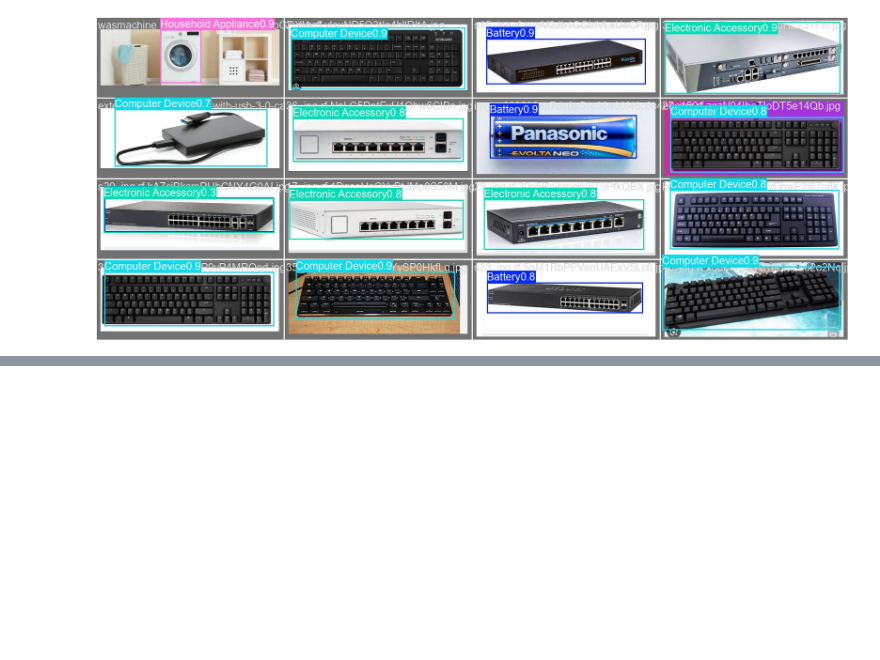
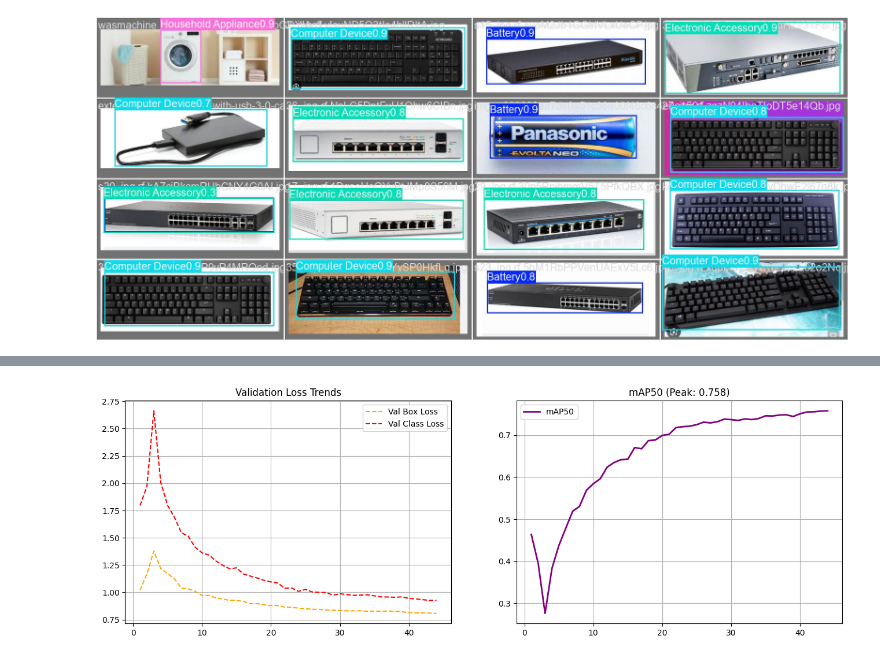
Before and after one commit to Ayeesha2023/ECO-LENS-, a Jupyter notebook: updated_dataset_with_training.ipynb, the cells around one changed output, grey strips where cells are left out. Saved outputs shown, nothing was run; the diff lists cells and outputs as text; code cells hidden in the pictures; blank space fills up the shorter version.

```diff
--- a/updated_dataset_with_training.ipynb
+++ b/updated_dataset_with_training.ipynb
@@ -418,0 +420,89 @@ View Ultralytics Settings with 'yolo settings' or at '/root/.config/Ultralytics/
+# %%
+# ======================================================================
+# YOLOv8 LATEST RESULTS VISUALIZER (CPU VALIDATION)
+# ======================================================================
+
+import os
+import yaml
+import pandas as pd
+import matplotlib.pyplot as plt
+from IPython.display import Image, display
+
+# 1. Mount Drive
+from google.colab import drive
+drive.mount('/content/drive', force_remount=True)
+
+# 2. Paths
+run_dir = "/content/drive/MyDrive/ECO-LENS/Master_Set/YOLO_Outputs/eco_lens_run"
+results_csv = os.path.join(run_dir, "results.csv")
+best_weights_path = os.path.join(run_dir, "weights/best.pt")
+eval_dir = "/content/drive/MyDrive/ECO-LENS/Master_Set/YOLO_Outputs"
+
+# 3. Plot Trends
+if os.path.exists(results_csv):
+    df = pd.read_csv(results_csv)
+    df.columns = df.columns.str.strip()
+    latest_epoch = df['epoch'].iloc[-1]
+
+    plt.figure(figsize=(16, 5))
+
+    # Loss Plot
+    plt.subplot(1, 2, 1)
+    plt.plot(df['epoch'], df['val/box_loss'], label='Val Box Loss', color='orange', linestyle='--')
+    plt.plot(df['epoch'], df['val/cls_loss'], label='Val Class Loss', color='red', linestyle='--')
+    plt.title('Validation Loss Trends')
+    plt.legend(); plt.grid(True)
+
+    # mAP Plot
+    plt.subplot(1, 2, 2)
+    plt.plot(df['epoch'], df['metrics/mAP50(B)'], label='mAP50', color='purple', linewidth=2)
+    plt.title(f'mAP50 (Peak: {df["metrics/mAP50(B)"].max():.3f})')
+    plt.legend(); plt.grid(True)
+    plt.show()
+
+# 4. Run CPU Validation
+print(f"\n⚙️ Running CPU Validation for Epoch {latest_epoch}...")
+import os
+os.system('pip install ultralytics -q')
+from ultralytics import YOLO
+
+zip_path = "/content/drive/MyDrive/ECO-LENS/Master_Set/ECO-LENS MASTER SET.yolov8.zip"
+extract_path = "/content/dataset"
+yaml_path = os.path.join(extract_path, "data.yaml")
+
+if not os.path.exists(yaml_path):
+    print("\nDataset not found in local storage. Unzipping (takes a moment)...")
+    os.makedirs(extract_path, exist_ok=True)
+    os.system(f'unzip -q -o "{zip_path}" -d {extract_path}')
+
+    # Re-write absolute paths so YOLO doesn't fail
+    with open(yaml_path, 'r') as f:
+        data = yaml.safe_load(f)
+    data['train'] = os.path.join(extract_path, 'train/images')
+    data['val'] = os.path.join(extract_path, 'valid/images')
+    if 'test' in data:
+        data['test'] = os.path.join(extract_path, 'test/images')
+    with open(yaml_path, 'w') as f:
+        yaml.dump(data, f)
+else:
+    print("\nDataset already unzipped. Proceeding with validation...")
+
+model = YOLO(best_weights_path)
+eval_name = f"eco_lens_epoch{latest_epoch}_eval"
+
+metrics = model.val(
+    data=yaml_path,
+    project=eval_dir,
+    name=eval_name,
+    device='cpu',
+    exist_ok=True
+)
+
+# 5. Display Visuals
+print(f"\n🖼️ DISPLAYING EPOCH {latest_epoch} VISUALS:")
+generated_folder = os.path.join(eval_dir, eval_name)
+for filename in ["confusion_matrix.png", "val_batch0_pred.jpg"]:
+    path = os.path.join(generated_folder, filename)
+    if os.path.exists(path):
+        display(Image(filename=path, width=800))
+# %% [output]
@@ -418,0 +510 @@ View Ultralytics Settings with 'yolo settings' or at '/root/.config/Ultralytics/
+[figure, added]
```
Also changed, not shown: parts of 3 cells of this notebook.
